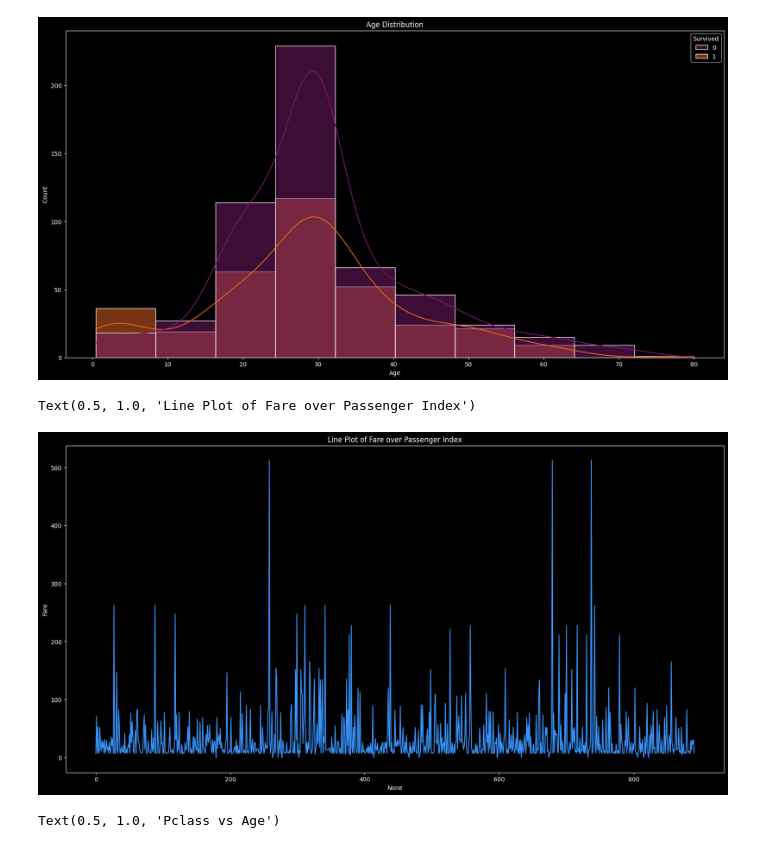
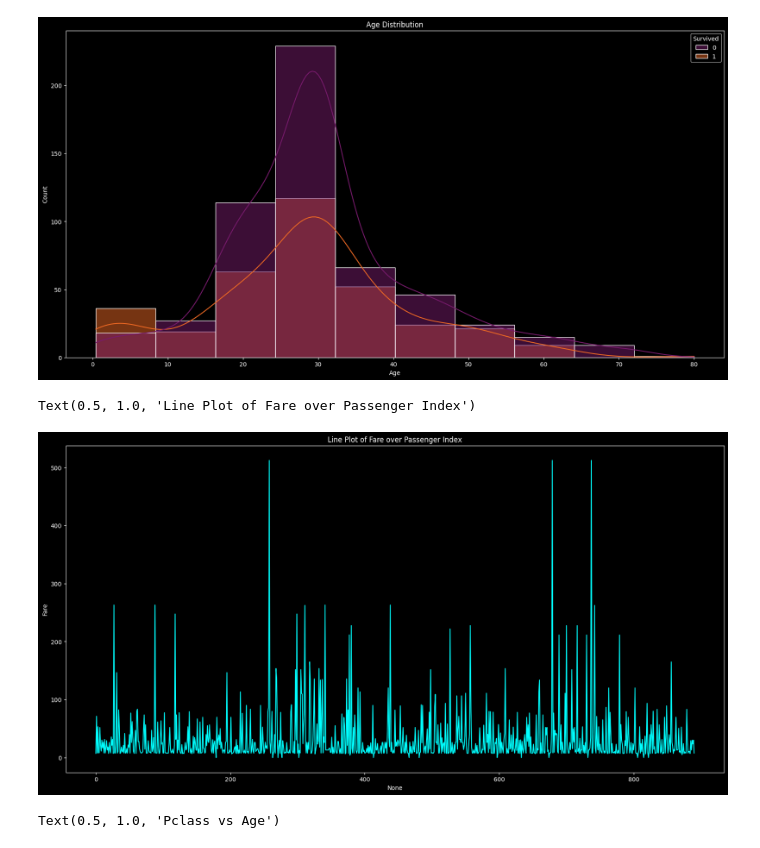
Before and after one commit to sarveshmhadgut/DSBDAL-Coursework, a Jupyter notebook: Mock Prep/data_viz_01+02.ipynb, the cells around one changed output. Cells and saved outputs as stored; diff of their text form; code cells hidden in the pictures.

```diff
--- a/Mock Prep/data_viz_01+02.ipynb
+++ b/Mock Prep/data_viz_01+02.ipynb
@@ -149,11 +149,11 @@ Text(0, 0.5, 'Count')
 [figure]
 # %%
 plt.figure(figsize=(20, 10))
-sns.lineplot(x=df.index, y=df["Fare"], color="#3894FF")
+sns.lineplot(data=df, x=df.index, y="Fare", color="cyan")
 plt.title("Line Plot of Fare over Passenger Index")
 # %% [output]
 Text(0.5, 1.0, 'Line Plot of Fare over Passenger Index')
-[figure, old version]
+[figure, new version]
 # %%
 plt.figure(figsize=(20, 10))
 sns.boxplot(data=df, x="Pclass", y="Age", color="cyan")
```
Also changed, not shown: parts of 2 cells of this notebook, 1 other file.
